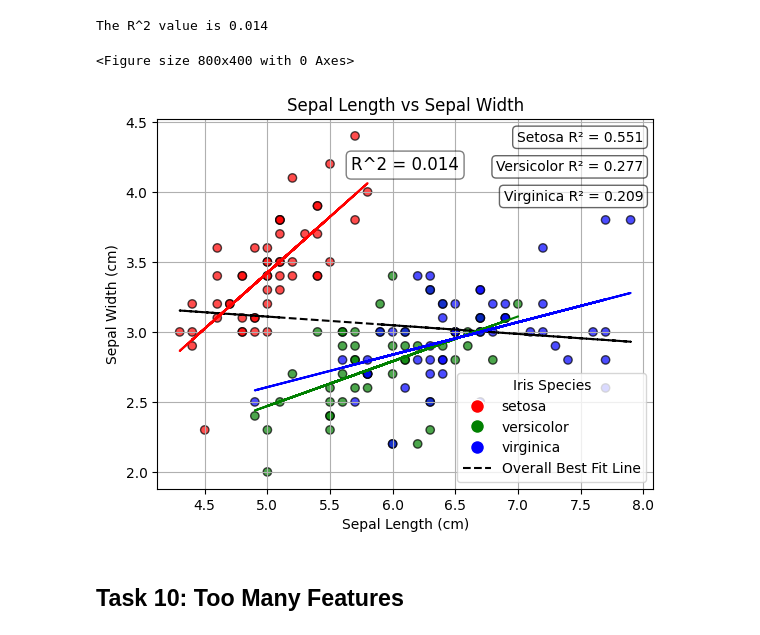
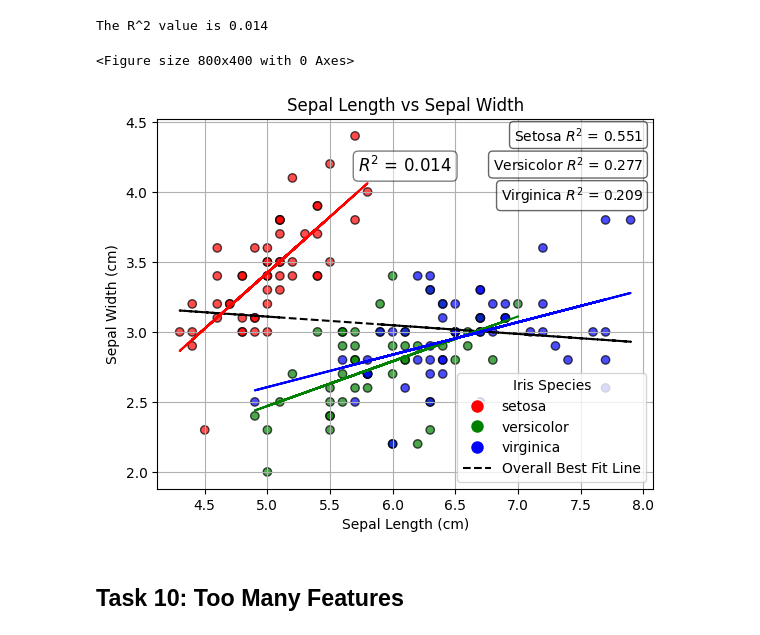
Before and after one commit to skerr17/principles_of_data_analytics, a Jupyter notebook: tasks.ipynb, the cells around one changed output. Cells and saved outputs as stored; diff of their text form; code cells hidden in the pictures.

```diff
--- a/tasks.ipynb
+++ b/tasks.ipynb
@@ -737,7 +750,7 @@ legend_handles = [plt.Line2D([0], [0], marker='o', color='w', markerfacecolor=co
                   for species, color in species_colours.items()]
 
 # add R^2 value to the plot
-plt.text(0.5, 0.9, f'R^2 = {fit.rvalue**2:.3f}',
+plt.text(0.5, 0.9, f'$R^2$ = {fit.rvalue**2:.3f}',
          transform=ax.transAxes,
          fontsize=12,
          verticalalignment='top',
@@ -772,35 +785,37 @@ r2_step = 0.08
 # add a best fit line for each species by looping through the species and plotting the best fit line
 for i, (species, color) in enumerate(species_colours.items()):
     # filter the data for a given species
     species_data = iris_dataframe[iris_dataframe['species'] == species]
     # calculate the best fit line for the species
     m, c = np.polyfit(species_data['sepal length (cm)'], species_data['sepal width (cm)'], 1)
     # plot the best fit line for the species
     ax.plot(species_data['sepal length (cm)'],
             m*species_data['sepal length (cm)'] + c,
             color=color,
             label=f'{species} best fit line')
     # Calculate the R^2 value for the species
     species_data_fit = stats.linregress(species_data['sepal length (cm)'], species_data['sepal width (cm)'])
     species_r2 = species_data_fit.rvalue**2
     # add R^2 value to the plot
     plt.text(
-        r2_text_x, r2_text_y - i * r2_step, f'{species.title()} R² = {species_r2:.3f}',
+        r2_text_x, r2_text_y - i * r2_step, f'{species.title()} $R^2$ = {species_r2:.3f}',
         transform=ax.transAxes,
         fontsize=10,
         bbox=dict(facecolor='white', alpha=0.6, edgecolor='black', boxstyle='round,pad=0.3'),
         horizontalalignment='right')
 
 
 
 # Show the plot
 plt.grid(True)
 plt.show()
 
+
+
 # Reference: https://matplotlib.org/stable/api/_as_gen/matplotlib.pyplot.text.html - used this for getting the text on the plot
 # %% [output]
 <Figure size 800x400 with 0 Axes>
-[figure, old version]
+[figure, new version]
 # %% [markdown]
 ## Task 10: Too Many Features
 # %% [markdown]
```
Also changed, not shown: parts of 5 cells of this notebook.
